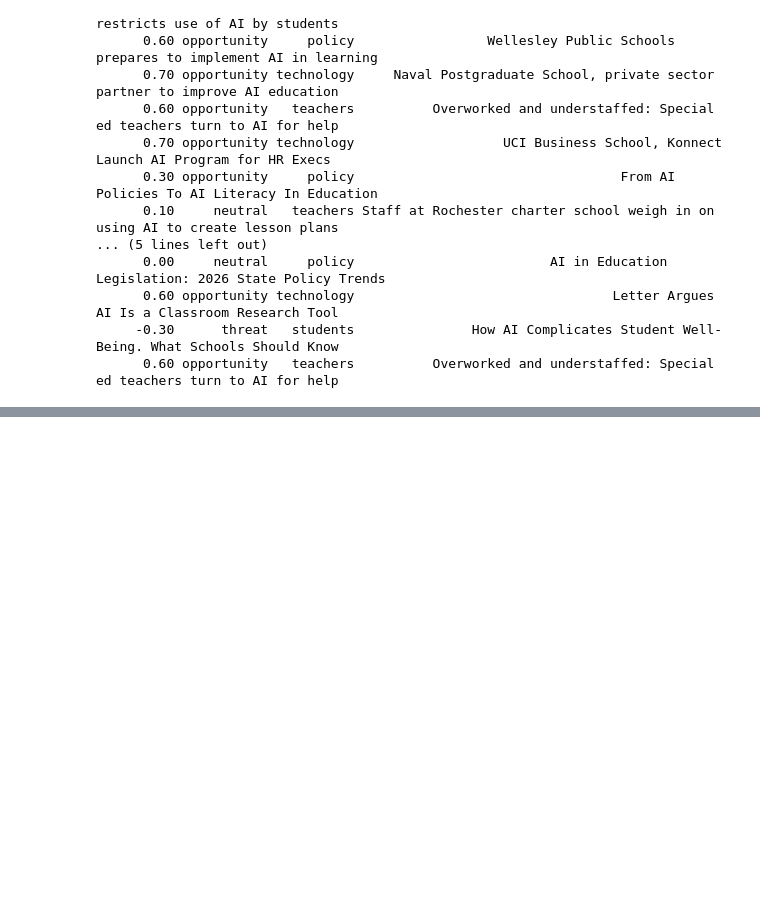
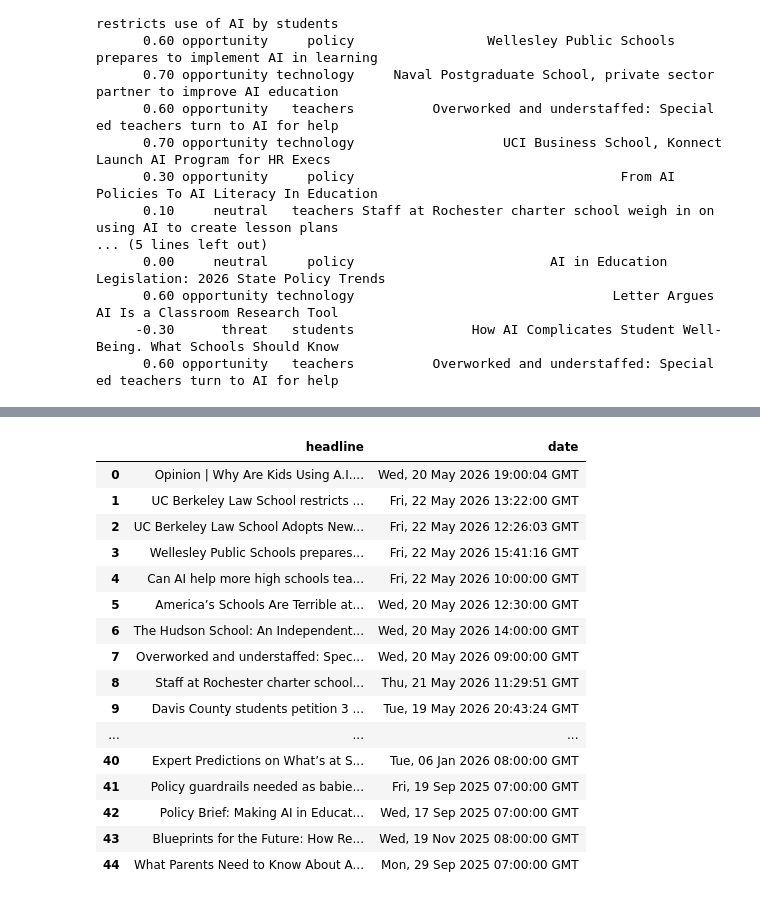
Before and after one commit to massimdaria-app/anthropic-fellows-research, a Jupyter notebook: day3_nlp.ipynb, the cells around one changed output, grey strips where cells are left out. Saved outputs shown, nothing was run; the diff lists cells and outputs as text; code cells hidden in the pictures; blank space fills up the shorter version.

```diff
--- a/day3_nlp.ipynb
+++ b/day3_nlp.ipynb
@@ -499,0 +534,35 @@ print(df_claude[['sentiment', 'framing', 'focus', 'headline']].to_string(index=F
+# %%
+import requests
+from xml.etree import ElementTree
+import time
+
+def get_headlines(query, max_results=20):
+    url = f"https://news.google.com/rss/search?q={query}&hl=en-US&gl=US&ceid=US:en"
+    response = requests.get(url)
+    root = ElementTree.fromstring(response.content)
+
+    headlines = []
+    for item in root.findall('.//item')[:max_results]:
+        title = item.find('title').text
+        pub_date = item.find('pubDate').text
+        headlines.append({'headline': title, 'date': pub_date, 'query': query})
+
+    return headlines
+
+# Собираем заголовки по трём разным запросам
+queries = [
+    'AI education schools students',
+    'artificial intelligence classroom teachers',
+    'AI learning children policy'
+]
+
+all_headlines = []
+for query in queries:
+    results = get_headlines(query, max_results=15)
+    all_headlines.extend(results)
+    time.sleep(1)
+
+df_news = pd.DataFrame(all_headlines)
+df_news = df_news.drop_duplicates(subset='headline')
+print(f"Всего уникальных заголовков: {len(df_news)}")
+df_news.head()
@@ -499,0 +577,23 @@ print(df_claude[['sentiment', 'framing', 'focus', 'headline']].to_string(index=F
+# %%
+# Показать все строки
+pd.set_option('display.max_rows', 100)
+pd.set_option('display.max_colwidth', 80)
+df_news[['headline', 'date']]
+# %% [output]
+|  | headline | date |
+| 0 | Opinion | Why Are Kids Using A.I.... | Wed, 20 May 2026 19:00:04 GMT |
+| 1 | UC Berkeley Law School restricts ... | Fri, 22 May 2026 13:22:00 GMT |
+| 2 | UC Berkeley Law School Adopts New... | Fri, 22 May 2026 12:26:03 GMT |
+| 3 | Wellesley Public Schools prepares... | Fri, 22 May 2026 15:41:16 GMT |
+| 4 | Can AI help more high schools tea... | Fri, 22 May 2026 10:00:00 GMT |
+| 5 | America’s Schools Are Terrible at... | Wed, 20 May 2026 12:30:00 GMT |
+| 6 | The Hudson School: An Independent... | Wed, 20 May 2026 14:00:00 GMT |
+| 7 | Overworked and understaffed: Spec... | Wed, 20 May 2026 09:00:00 GMT |
+| 8 | Staff at Rochester charter school... | Thu, 21 May 2026 11:29:51 GMT |
+| 9 | Davis County students petition 3 ... | Tue, 19 May 2026 20:43:24 GMT |
+| ... | ... | ... |
+| 40 | Expert Predictions on What’s at S... | Tue, 06 Jan 2026 08:00:00 GMT |
+| 41 | Policy guardrails needed as babie... | Fri, 19 Sep 2025 07:00:00 GMT |
+| 42 | Policy Brief: Making AI in Educat... | Wed, 17 Sep 2025 07:00:00 GMT |
+| 43 | Blueprints for the Future: How Re... | Wed, 19 Nov 2025 08:00:00 GMT |
+| 44 | What Parents Need to Know About A... | Mon, 29 Sep 2025 07:00:00 GMT |
```
Also changed, not shown: parts of 8 cells of this notebook.
